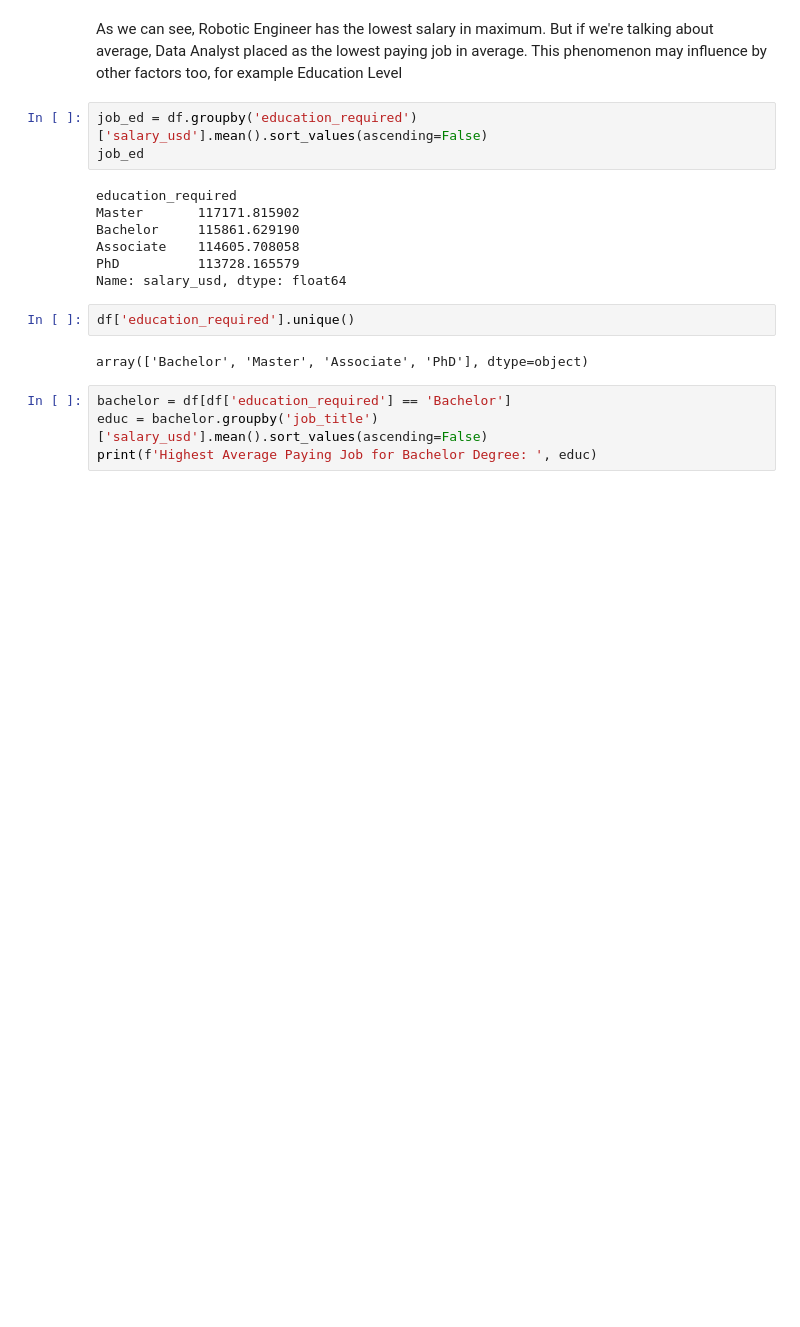
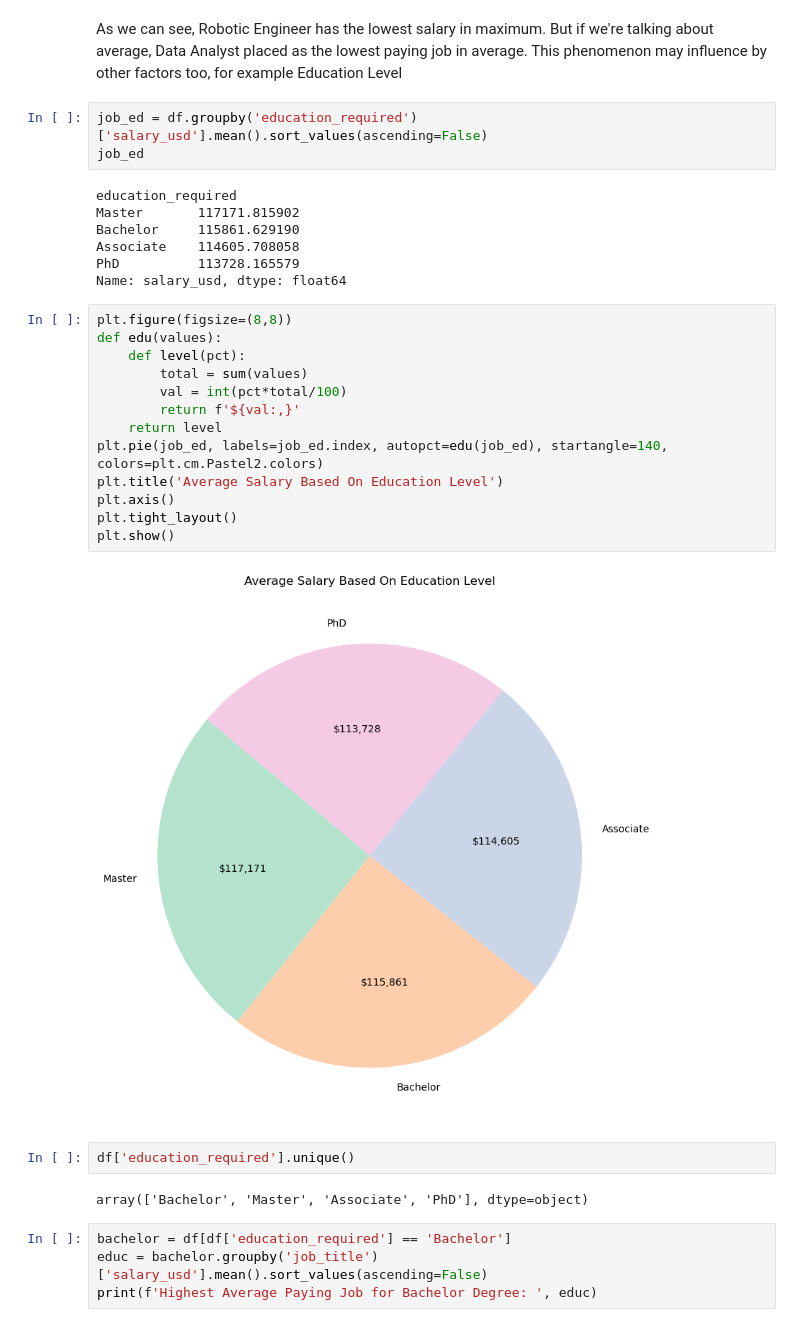
Before and after one commit to Dini15/global_ai_job_market, a Jupyter notebook: ai_market.ipynb, the cells around one changed output. Saved outputs shown, nothing was run; the diff lists cells and outputs as text; blank space fills up the shorter version.

```diff
--- a/ai_market.ipynb
+++ b/ai_market.ipynb
@@ -199,6 +222,21 @@ Bachelor     115861.629190
 Associate    114605.708058
 PhD          113728.165579
 Name: salary_usd, dtype: float64
+# %%
+plt.figure(figsize=(8,8))
+def edu(values):
+    def level(pct):
+        total = sum(values)
+        val = int(pct*total/100)
+        return f'${val:,}'
+    return level
+plt.pie(job_ed, labels=job_ed.index, autopct=edu(job_ed), startangle=140, colors=plt.cm.Pastel2.colors)
+plt.title('Average Salary Based On Education Level')
+plt.axis()
+plt.tight_layout()
+plt.show()
+# %% [output]
+[figure, added]
 # %%
 df['education_required'].unique()
 # %% [output]
```
Also changed, not shown: parts of 8 cells of this notebook.
